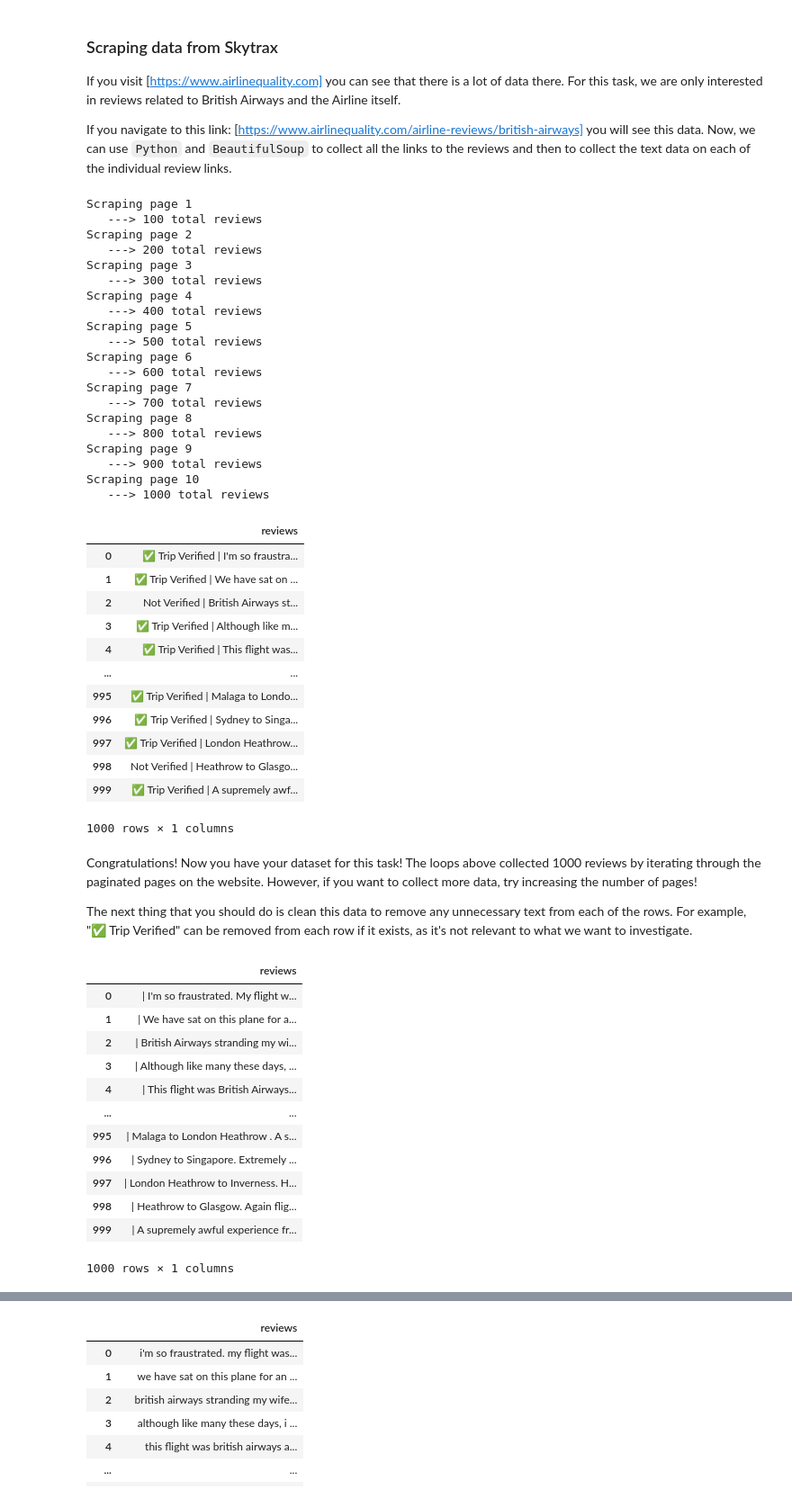
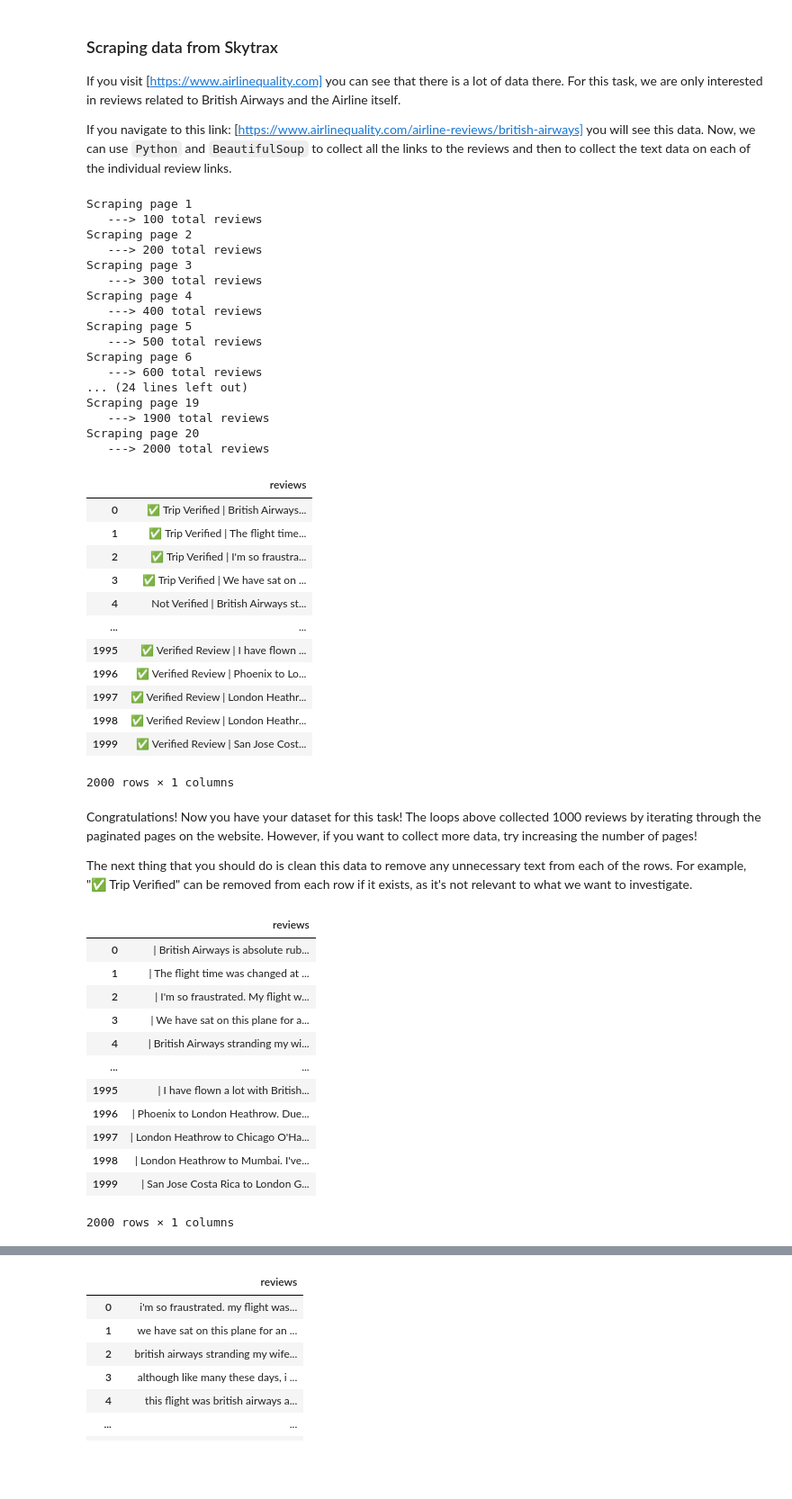
Before and after one commit to Bonakele1/British-Airways-Reviews, a Jupyter notebook: British Airways Reviews.ipynb, the cells around one changed output, grey strips where cells are left out. Shown at 90% size. Saved outputs shown, nothing was run; the diff lists cells and outputs as text; code cells hidden in the pictures; blank space fills up the shorter version.

```diff
--- a/British Airways Reviews.ipynb
+++ b/British Airways Reviews.ipynb
@@ -18,7 +18,7 @@ from bs4 import BeautifulSoup
 import pandas as pd
 # %%
 base_url = "https://www.airlinequality.com/airline-reviews/british-airways"
-pages = 10
+pages = 20
 page_size = 100
 
 reviews = []
@@ -54,29 +54,26 @@ Scraping page 5
    ---> 500 total reviews
 Scraping page 6
    ---> 600 total reviews
-Scraping page 7
-   ---> 700 total reviews
-Scraping page 8
-   ---> 800 total reviews
-Scraping page 9
-   ---> 900 total reviews
-Scraping page 10
-   ---> 1000 total reviews
+... (24 lines left out)
+Scraping page 19
+   ---> 1900 total reviews
+Scraping page 20
+   ---> 2000 total reviews
 # %%
 df = pd.DataFrame()
 df["reviews"] = reviews
 df
 # %% [output]
 |  | reviews |
-| 0 | ✅ Trip Verified | I'm so fraustra... |
-| 1 | ✅ Trip Verified | We have sat on ... |
-| 2 | Not Verified | British Airways st... |
-| 3 | ✅ Trip Verified | Although like m... |
-| 4 | ✅ Trip Verified | This flight was... |
+| 0 | ✅ Trip Verified | British Airways... |
+| 1 | ✅ Trip Verified | The flight time... |
+| 2 | ✅ Trip Verified | I'm so fraustra... |
+| 3 | ✅ Trip Verified | We have sat on ... |
+| 4 | Not Verified | British Airways st... |
 | ... | ... |
-| 995 | ✅ Trip Verified | Malaga to Londo... |
-| 996 | ✅ Trip Verified | Sydney to Singa... |
-| 997 | ✅ Trip Verified | London Heathrow... |
-| 998 | Not Verified | Heathrow to Glasgo... |
-| 999 | ✅ Trip Verified | A supremely awf... |
+| 1995 | ✅ Verified Review | I have flown ... |
+| 1996 | ✅ Verified Review | Phoenix to Lo... |
+| 1997 | ✅ Verified Review | London Heathr... |
+| 1998 | ✅ Verified Review | London Heathr... |
+| 1999 | ✅ Verified Review | San Jose Cost... |
-1000 rows × 1 columns
+2000 rows × 1 columns
@@ -89,22 +94,23 @@ Congratulations! Now you have your dataset for this task! The loops above collec
 # %%
 df_copy = df.copy()
 
 df_copy['reviews'] = (
-    df_copy['reviews'].str.replace(r'✅ Trip Verified|Not Verified', '', case=False, regex=True).str.replace(r'^\|', '', regex=True).str.strip()
+    df_copy['reviews'].str.replace(r'✅ Trip Verified|Not Verified|✅ Verified Review', '', case=False, regex=True)
+    .str.replace(r'^\|', '', regex=True).str.strip()
 )
 df_copy
 # %% [output]
 |  | reviews |
-| 0 | | I'm so fraustrated. My flight w... |
-| 1 | | We have sat on this plane for a... |
-| 2 | | British Airways stranding my wi... |
-| 3 | | Although like many these days, ... |
-| 4 | | This flight was British Airways... |
+| 0 | | British Airways is absolute rub... |
+| 1 | | The flight time was changed at ... |
+| 2 | | I'm so fraustrated. My flight w... |
+| 3 | | We have sat on this plane for a... |
+| 4 | | British Airways stranding my wi... |
 | ... | ... |
-| 995 | | Malaga to London Heathrow . A s... |
-| 996 | | Sydney to Singapore. Extremely ... |
-| 997 | | London Heathrow to Inverness. H... |
-| 998 | | Heathrow to Glasgow. Again flig... |
-| 999 | | A supremely awful experience fr... |
+| 1995 | | I have flown a lot with British... |
+| 1996 | | Phoenix to London Heathrow. Due... |
+| 1997 | | London Heathrow to Chicago O'Ha... |
+| 1998 | | London Heathrow to Mumbai. I've... |
+| 1999 | | San Jose Costa Rica to London G... |
-1000 rows × 1 columns
+2000 rows × 1 columns
 # %%
```
Also changed, not shown: parts of 22 cells of this notebook, 1 other file.
